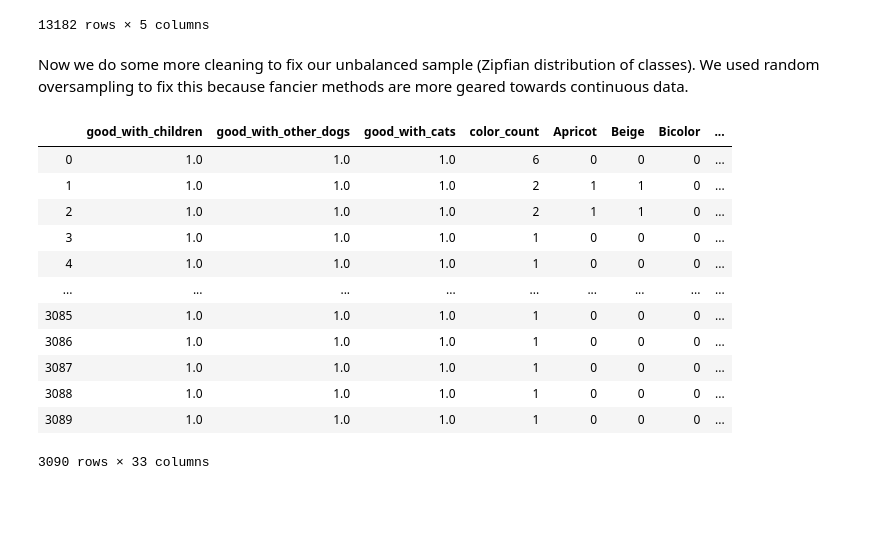
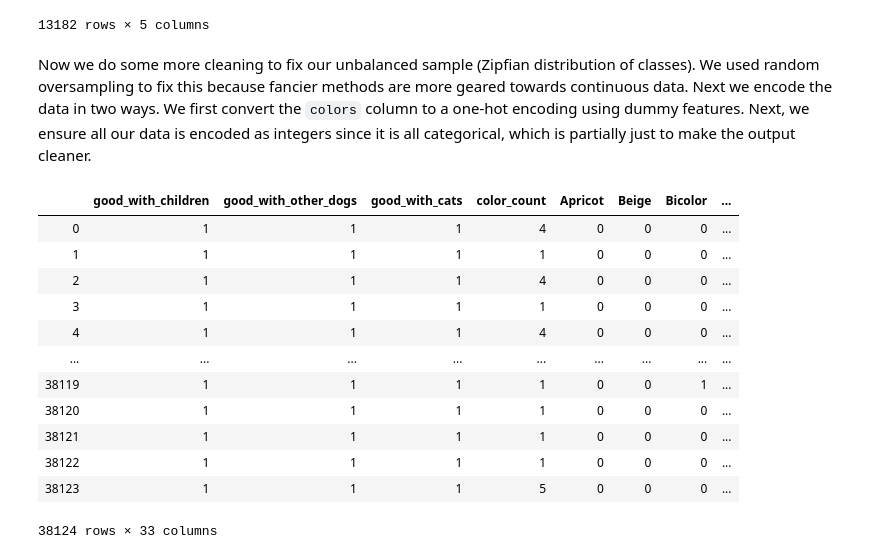
Before and after one commit to codesmary/doggo-mining, a Jupyter notebook: Classifier.ipynb, the cells around one changed output. Cells and saved outputs as stored; diff of their text form; code cells hidden in the pictures; blank space fills up the shorter version.

```diff
--- a/Classifier.ipynb
+++ b/Classifier.ipynb
@@ -159,53 +146,47 @@ data_engineered[['primary_color', 'secondary_color', 'tertiary_color', 'colors',
 | 13181 | Black | None | None | [Black] | 1 |
 13182 rows × 5 columns
 # %% [markdown]
-Now we do some more cleaning to fix our unbalanced sample (Zipfian distribution of classes). We used random oversampling to fix this because fancier methods are more geared towards continuous data.
+Now we do some more cleaning to fix our unbalanced sample (Zipfian distribution of classes). We used random oversampling to fix this because fancier methods are more geared towards continuous data. Next we encode the data in two ways. We first convert the `colors` column to a one-hot encoding using dummy features. Next, we ensure all our data is encoded as integers since it is all categorical, which is partially just to make the output cleaner.
 # %%
-from sklearn.utils import shuffle
-
-data_shuf = shuffle(data).head(1000)
-Y = data_shuf['primary_breed']
-X = data_shuf.drop(['primary_breed'], axis=1)
+Y = data['primary_breed']
+X = data.drop(['primary_breed'], axis=1)
 
 # ros
 counts = Y.value_counts()
-sample_threshold = counts[0] // 5
+sample_threshold = counts[0] // 10
 minorities = counts[counts.values < sample_threshold]
 
 ros = RandomOverSampler(sampling_strategy={ key: sample_threshold for key in minorities.index })
 X_ros, Y_ros = ros.fit_sample(X, Y)
 
 # encoding
 gle = LabelEncoder()
 encode_field = lambda df, field: df.drop(field, axis=1).join(pd.DataFrame(gle.fit_transform(df[field]), columns=[field]))
 
 X_encoded = X_ros.drop('colors', axis=1).join(X_ros['colors'].str.join('|').str.get_dummies())
 X_encoded = encode_field(X_encoded, 'age')
 X_encoded = encode_field(X_encoded, 'size')
 X_encoded = encode_field(X_encoded, 'gender')
 X_encoded = encode_field(X_encoded, 'coat')
+X_encoded = X_encoded.apply(lambda col: col.astype('int32'), axis=0)
 
-X_encoded
-# enc = OneHotEncoder(handle_unknown='ignore')
-# enc.fit(X_ros)
-# X_hot = enc.transform(X_ros).toarray()
+X = X_encoded
+Y = Y_ros
 
-# Y_enc = gle.fit_transform(Y_ros)
-
-# Y_enc
+X
 
 # X_train, X_test, Y_train, Y_test = train_test_split(X_encoded, Y_ros, test_size=0.2)
 # %% [output]
 |  | good_with_children | good_with_other_dogs | good_with_cats | color_count | Apricot | Beige | Bicolor | ... |
-| 0 | 1.0 | 1.0 | 1.0 | 6 | 0 | 0 | 0 | ... |
-| 1 | 1.0 | 1.0 | 1.0 | 2 | 1 | 1 | 0 | ... |
-| 2 | 1.0 | 1.0 | 1.0 | 2 | 1 | 1 | 0 | ... |
-| 3 | 1.0 | 1.0 | 1.0 | 1 | 0 | 0 | 0 | ... |
-| 4 | 1.0 | 1.0 | 1.0 | 1 | 0 | 0 | 0 | ... |
+| 0 | 1 | 1 | 1 | 4 | 0 | 0 | 0 | ... |
+| 1 | 1 | 1 | 1 | 1 | 0 | 0 | 0 | ... |
+| 2 | 1 | 1 | 1 | 4 | 0 | 0 | 0 | ... |
+| 3 | 1 | 1 | 1 | 1 | 0 | 0 | 0 | ... |
+| 4 | 1 | 1 | 1 | 4 | 0 | 0 | 0 | ... |
 | ... | ... | ... | ... | ... | ... | ... | ... | ... |
-| 3085 | 1.0 | 1.0 | 1.0 | 1 | 0 | 0 | 0 | ... |
-| 3086 | 1.0 | 1.0 | 1.0 | 1 | 0 | 0 | 0 | ... |
-| 3087 | 1.0 | 1.0 | 1.0 | 1 | 0 | 0 | 0 | ... |
-| 3088 | 1.0 | 1.0 | 1.0 | 1 | 0 | 0 | 0 | ... |
-| 3089 | 1.0 | 1.0 | 1.0 | 1 | 0 | 0 | 0 | ... |
+| 38119 | 1 | 1 | 1 | 1 | 0 | 0 | 1 | ... |
+| 38120 | 1 | 1 | 1 | 1 | 0 | 0 | 0 | ... |
+| 38121 | 1 | 1 | 1 | 1 | 0 | 0 | 0 | ... |
+| 38122 | 1 | 1 | 1 | 1 | 0 | 0 | 0 | ... |
+| 38123 | 1 | 1 | 1 | 5 | 0 | 0 | 0 | ... |
-3090 rows × 33 columns
+38124 rows × 33 columns
```
Also changed, not shown: parts of 12 cells of this notebook.
